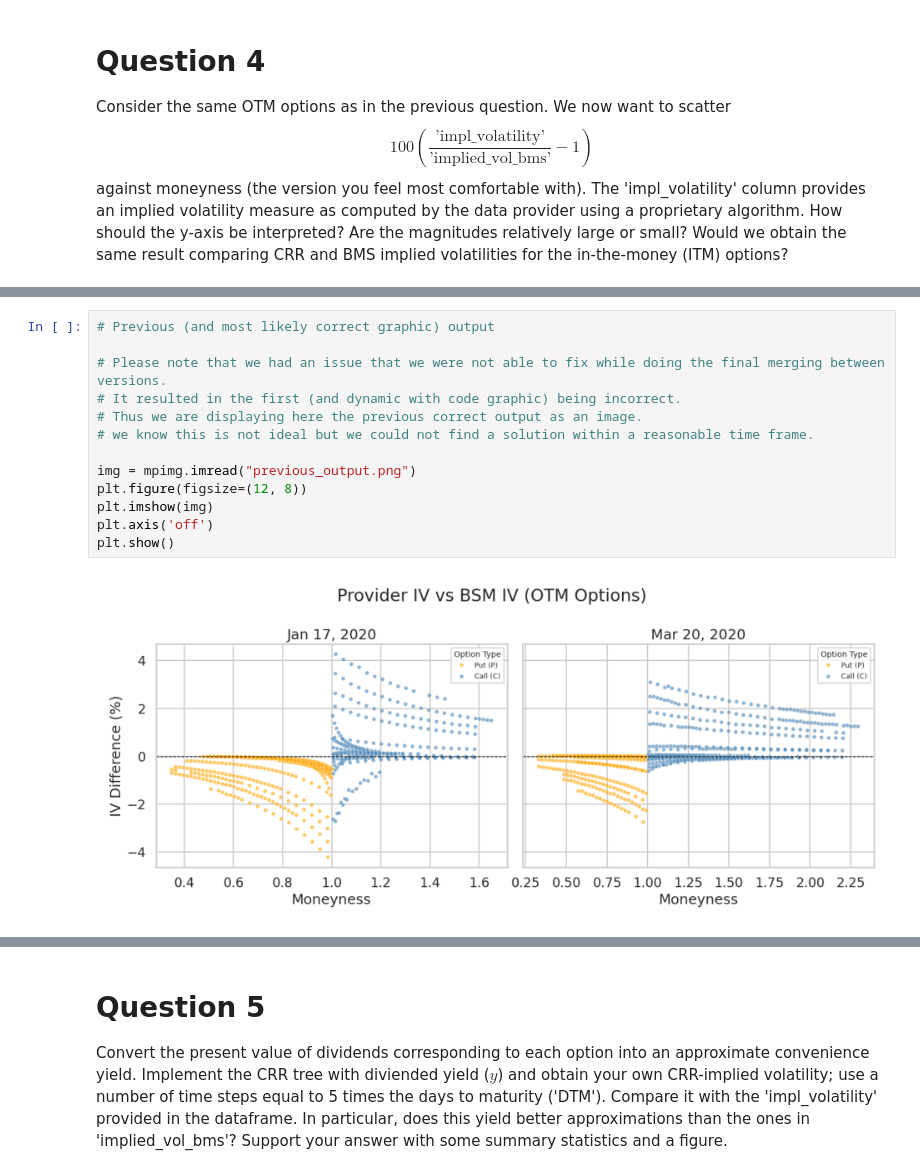
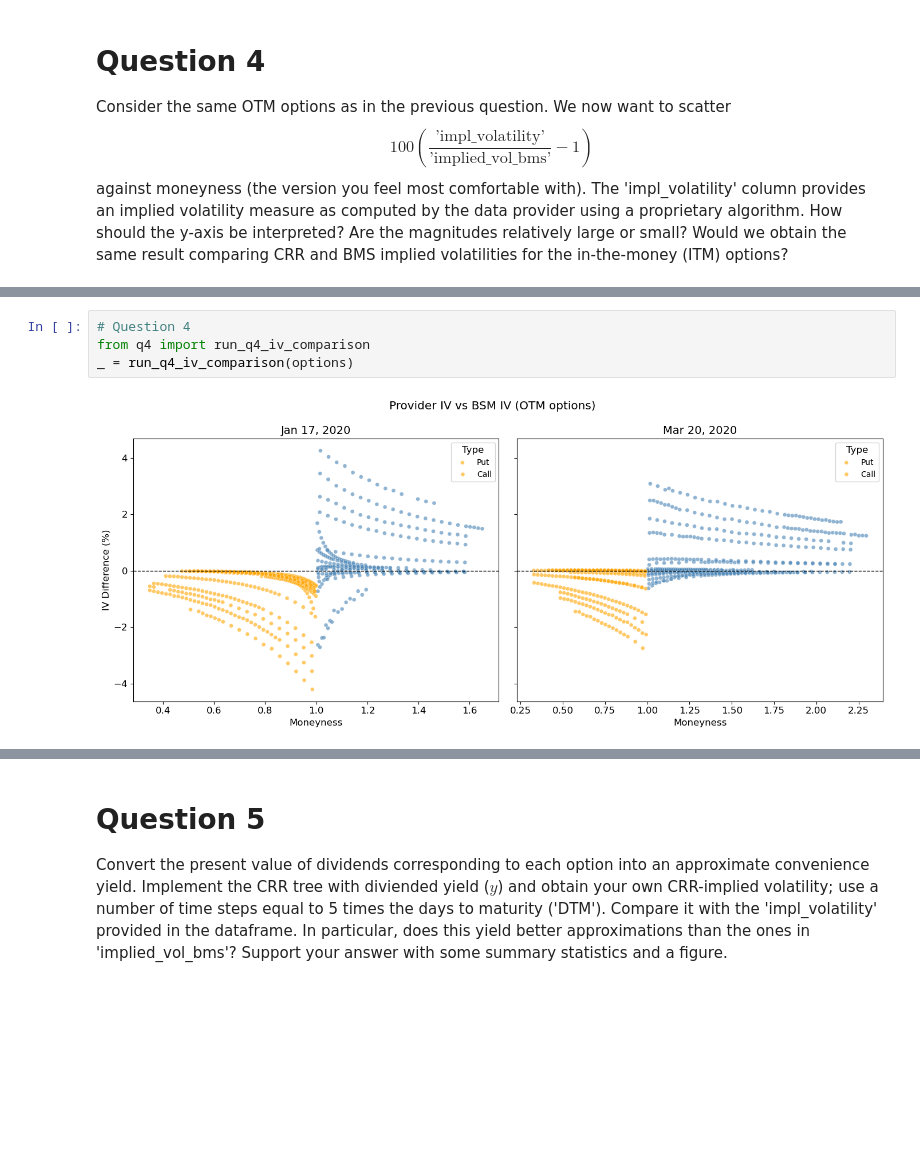
Before and after one commit to geoffroy-h-e/derivatives_p1, a Jupyter notebook: Derivatives_assignment_1/main.ipynb, the cells around one changed output, grey strips where cells are left out. Drawn from its saved outputs; the diff is of its cells as text; blank space fills up the shorter version.

```diff
--- a/Derivatives_assignment_1/main.ipynb
+++ b/Derivatives_assignment_1/main.ipynb
@@ -264,18 +252,9 @@ q4a.plot_iv_diff(df)
-# %%
-# Previous (and most likely correct graphic) output
-
-# Please note that we had an issue that we were not able to fix while doing the final merging between versions.
-# It resulted in the first (and dynamic with code graphic) being incorrect.
-# Thus we are displaying here the previous correct output as an image.
-# we know this is not ideal but we could not find a solution within a reasonable time frame.
-
-img = mpimg.imread("previous_output.png")
-plt.figure(figsize=(12, 8))
-plt.imshow(img)
-plt.axis('off')
-plt.show()
-# %% [output]
-[figure, removed]
+# %%
+# Question 4
+from q4 import run_q4_iv_comparison
+_ = run_q4_iv_comparison(options)
+# %% [output]
+[figure, added]
 # %% [markdown]
 The y axis represents the percentage difference between the provider's IVs and the computed BMS IVs. In other words, it represents the relative deviation comparing the provider's proprietary IV versus our model's inversion of the BMS formula.
 
```
Also changed, not shown: parts of 8 cells of this notebook, 5 other files.
